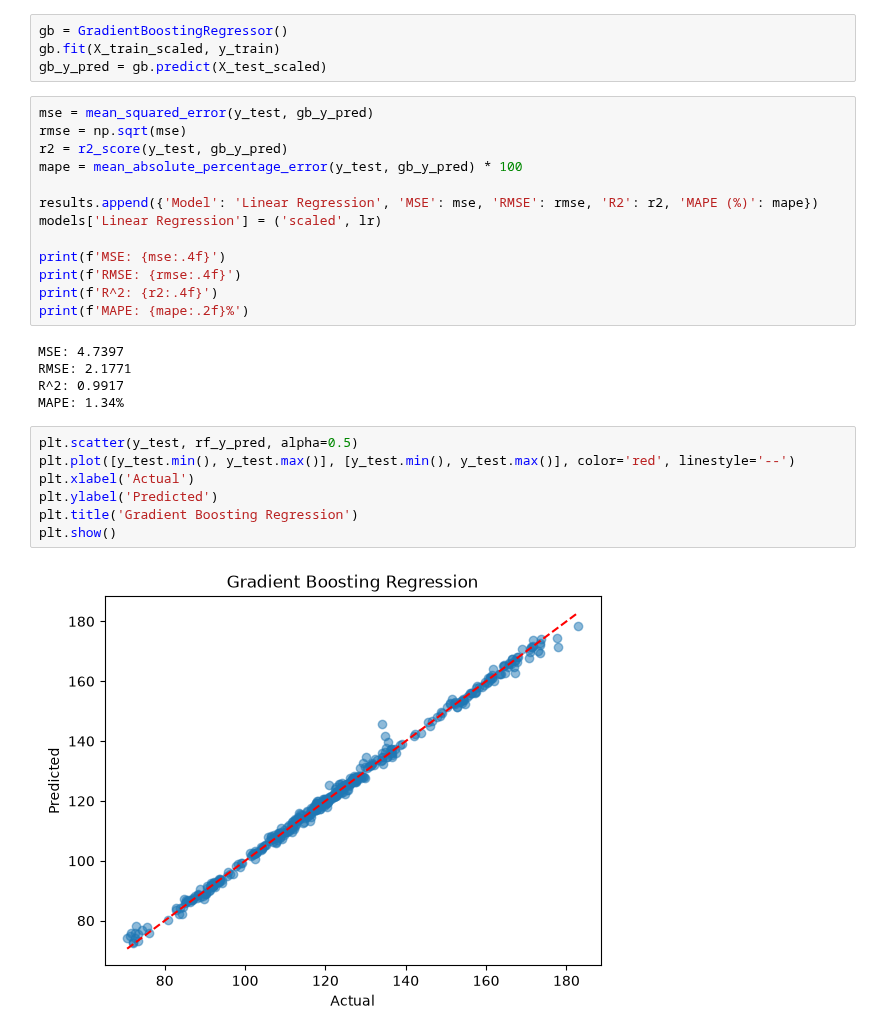
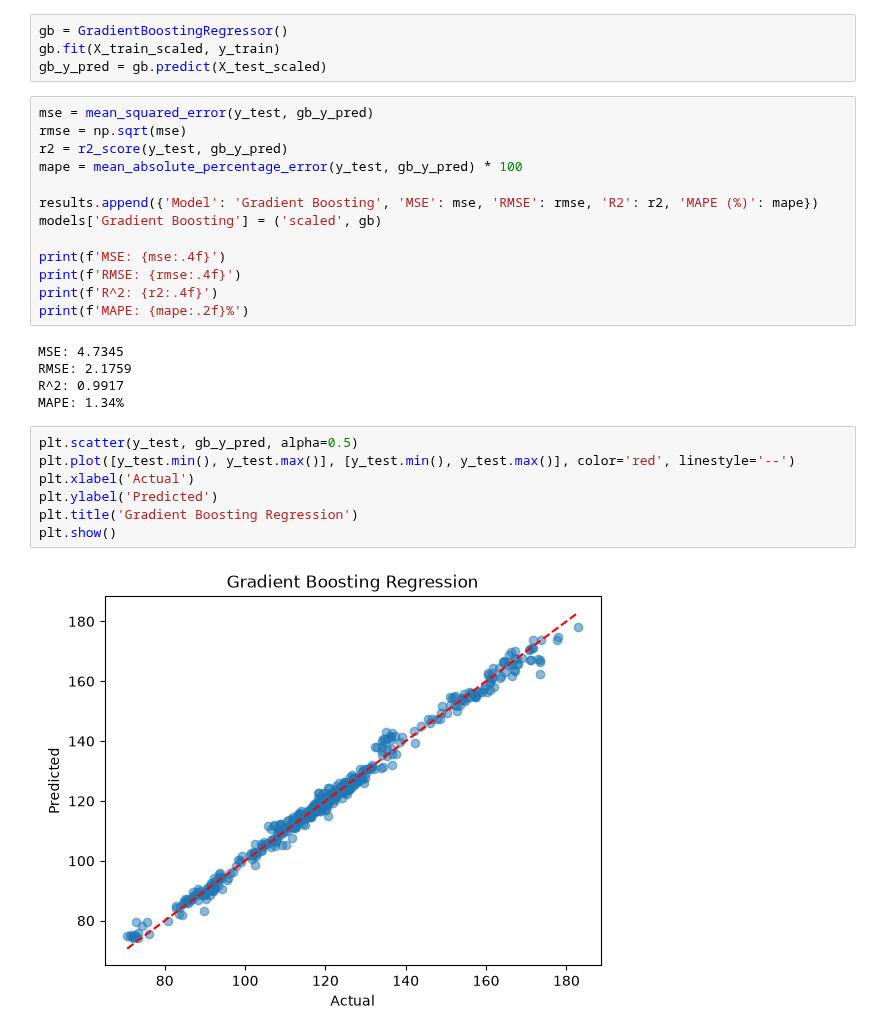
Before and after one commit to imgabrielas/Not-So-Small-ML, a Jupyter notebook: gold-price-prediction/notebook.ipynb, the cells around one changed output. Cells and saved outputs as stored; diff of their text form.

Commit message:
model comparison

```diff
--- a/gold-price-prediction/notebook.ipynb
+++ b/gold-price-prediction/notebook.ipynb
@@ -268,24 +268,24 @@ rmse = np.sqrt(mse)
 r2 = r2_score(y_test, gb_y_pred)
 mape = mean_absolute_percentage_error(y_test, gb_y_pred) * 100
 
-results.append({'Model': 'Linear Regression', 'MSE': mse, 'RMSE': rmse, 'R2': r2, 'MAPE (%)': mape})
-models['Linear Regression'] = ('scaled', lr)
+results.append({'Model': 'Gradient Boosting', 'MSE': mse, 'RMSE': rmse, 'R2': r2, 'MAPE (%)': mape})
+models['Gradient Boosting'] = ('scaled', gb)
 
 print(f'MSE: {mse:.4f}')
 print(f'RMSE: {rmse:.4f}')
 print(f'R^2: {r2:.4f}')
 print(f'MAPE: {mape:.2f}%')
 # %% [output]
-MSE: 4.7397
-RMSE: 2.1771
+MSE: 4.7345
+RMSE: 2.1759
 R^2: 0.9917
 MAPE: 1.34%
 # %%
-plt.scatter(y_test, rf_y_pred, alpha=0.5)
+plt.scatter(y_test, gb_y_pred, alpha=0.5)
 plt.plot([y_test.min(), y_test.max()], [y_test.min(), y_test.max()], color='red', linestyle='--')
 plt.xlabel('Actual')
 plt.ylabel('Predicted')
 plt.title('Gradient Boosting Regression')
 plt.show()
 # %% [output]
-[figure, old version]
+[figure, new version]
```
Also changed, not shown: parts of 6 cells of this notebook.
